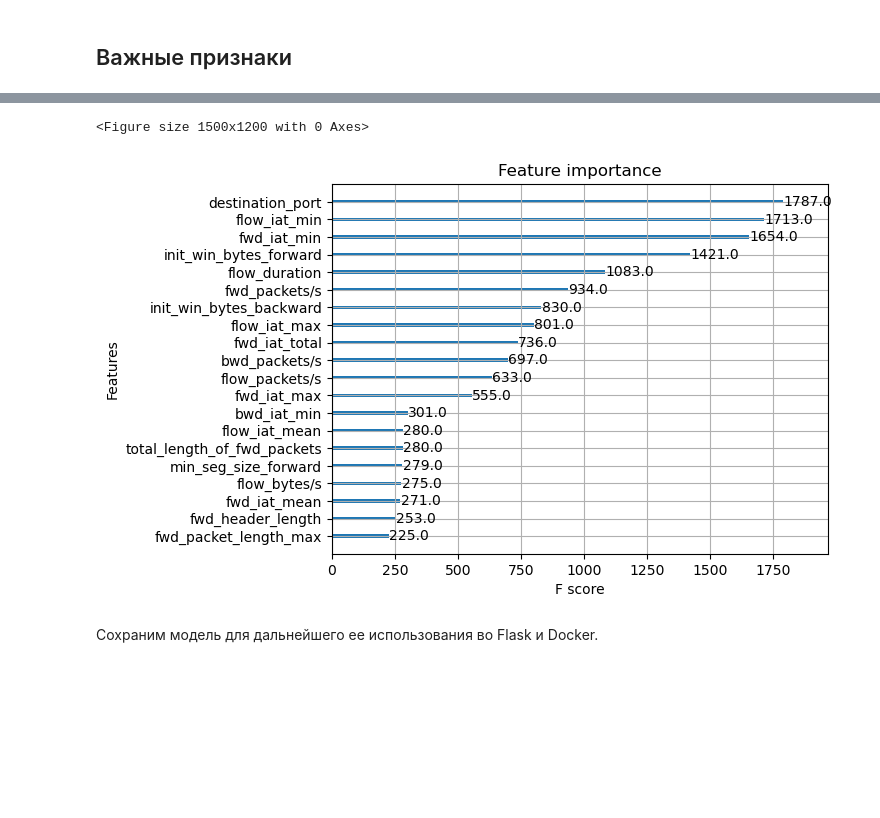
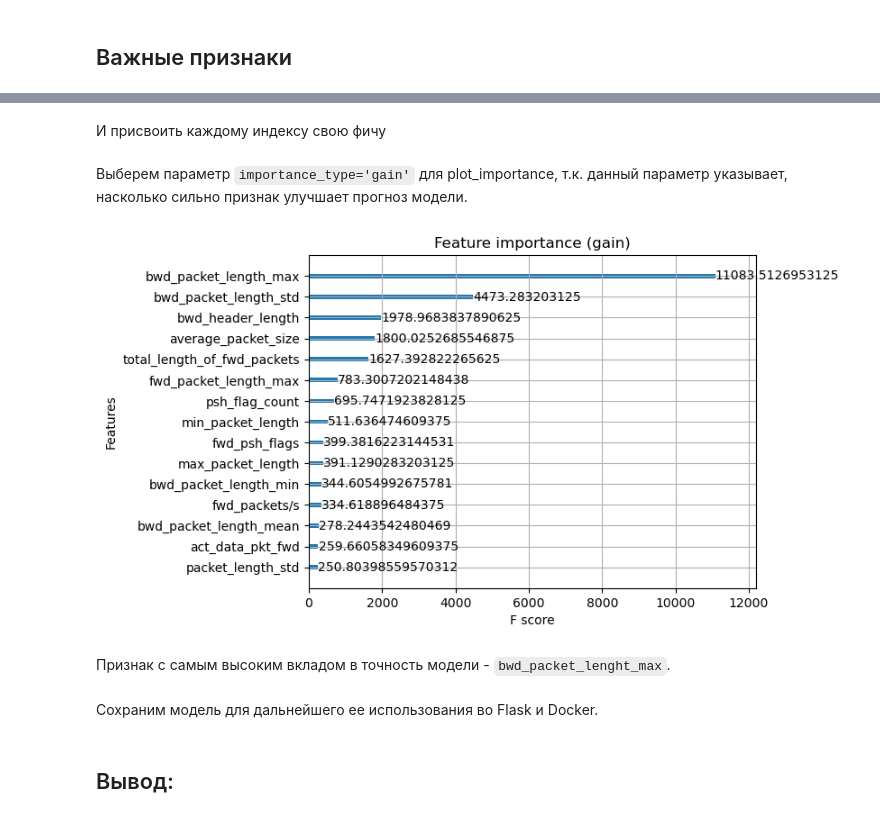
Before and after one commit to dimakhokhlov/Pet-Projects, a Jupyter notebook: Информационная безопасность/Информационная безопасность.ipynb, the cells around one changed output, grey strips where cells are left out. Cells and saved outputs as stored; diff of their text form; code cells hidden in the pictures; blank space fills up the shorter version.

```diff
--- a/Информационная безопасность/Информационная безопасность.ipynb
+++ b/Информационная безопасность/Информационная безопасность.ipynb
@@ -726,4 +748,6 @@ Precision, Recall и Accuracy не изменились, F1 Score улучшил
 # %%
 feature_names = features.columns.to_list()
+# %% [markdown]
+И присвоить каждому индексу свою фичу
 # %%
 xgb_model_adasyn.get_booster().feature_names = feature_names
@@ -730,13 +756,24 @@ xgb_model_adasyn.get_booster().feature_names = feature_names
+# %% [markdown]
+Выберем параметр `importance_type='gain'` для plot_importance, т.к. данный параметр указывает, насколько сильно признак улучшает прогноз модели.
 # %%
-from xgboost import plot_importance
+plot_importance(xgb_model_adasyn, max_num_features=15, importance_type='gain')
+plt.title('Feature importance (gain)')
+plt.show()
 
-plt.figure(figsize=(15, 12))
-plot_importance(xgb_model_adasyn, max_num_features=20, importance_type='weight')
-plt.show()
+#plot_importance(xgb_model_adasyn, max_num_features=15, importance_type='weight')
+#plt.title('Feature importance (weight)')
+#plt.show()
+
+#plot_importance(xgb_model_adasyn, max_num_features=15, importance_type='cover')
+#plt.title('Feature importance (cover)')
+#plt.show()
 # %% [output]
-<Figure size 1500x1200 with 0 Axes>
-[figure, old version]
+[figure, new version]
+# %% [markdown]
+Признак с самым высоким вкладом в точность модели - `bwd_packet_lenght_max`.
 # %% [markdown]
 Сохраним модель для дальнейшего ее использования во Flask и Docker.
 # %%
 xgb_model_adasyn.save_model('best_xgb_model.bin')
+# %% [markdown]
+## Вывод:
```
Also changed, not shown: parts of 21 cells of this notebook, 2 other files.
